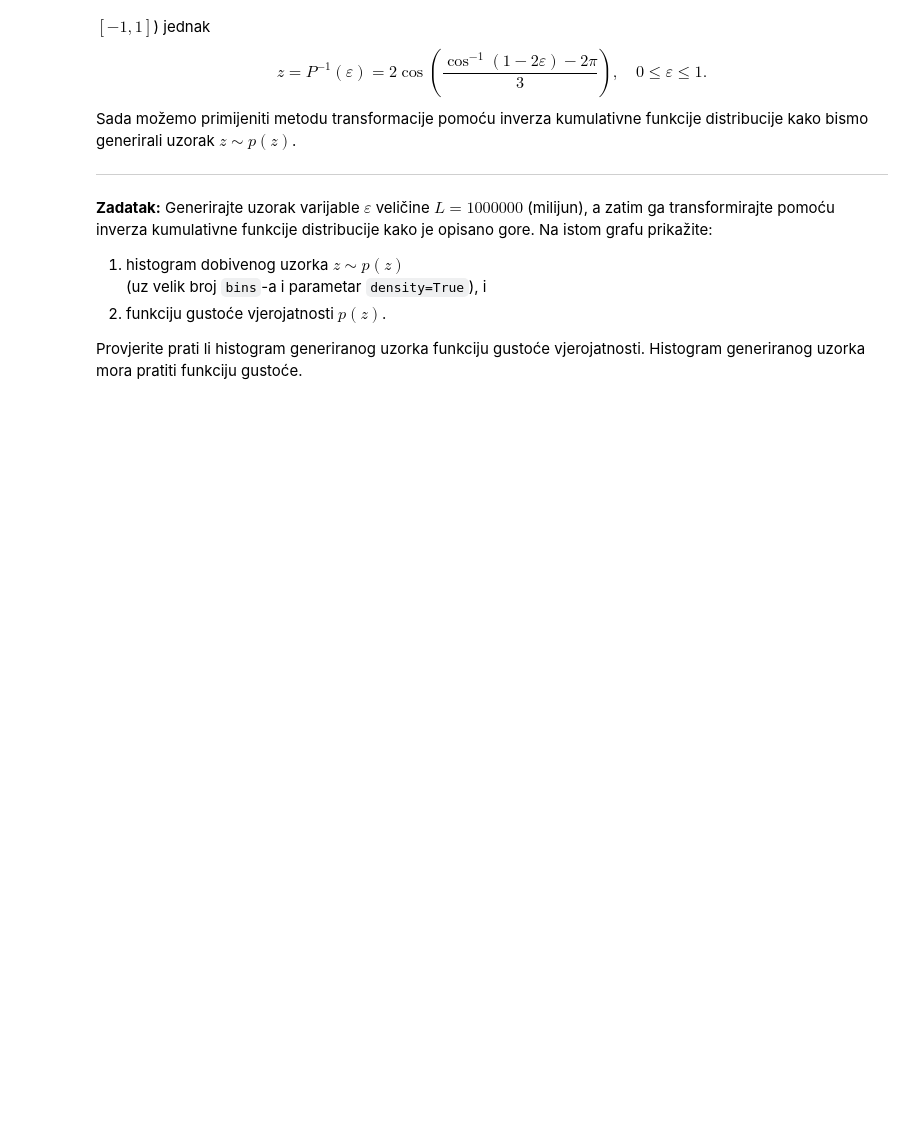
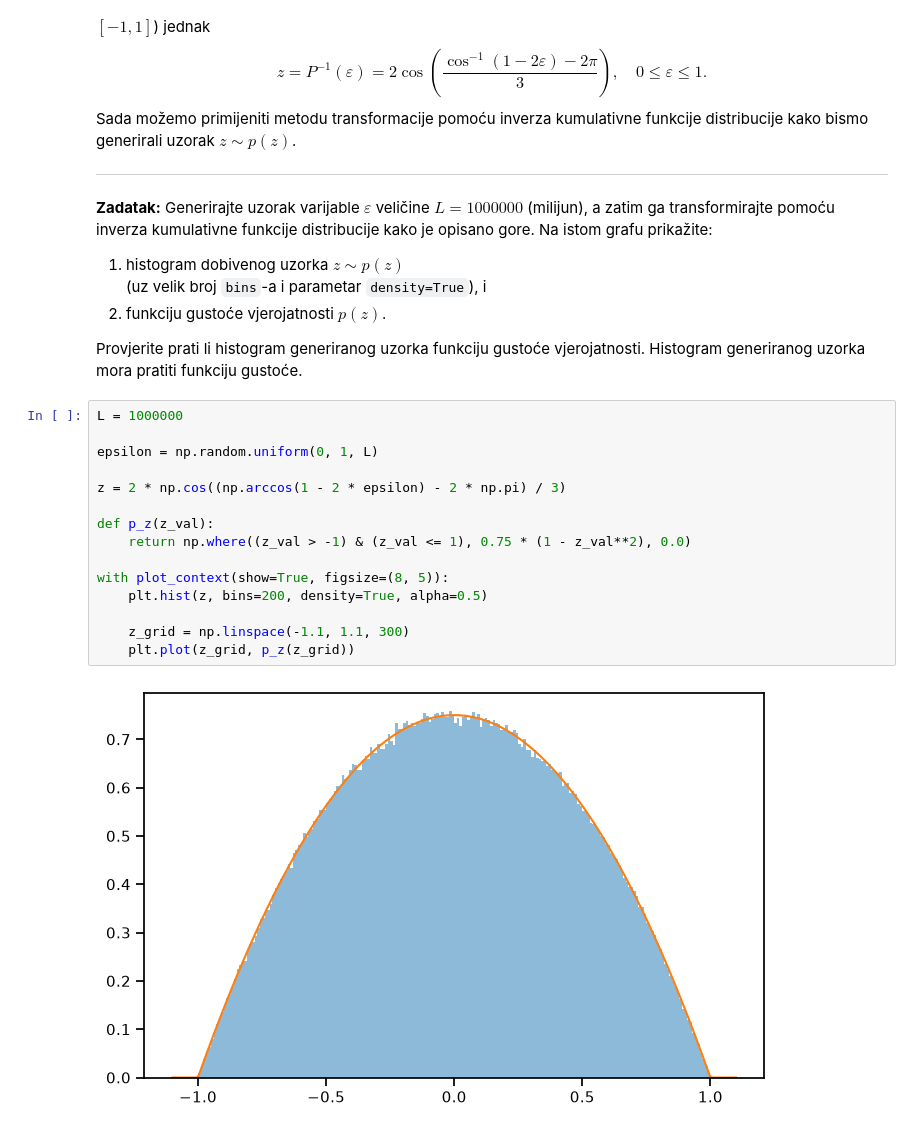
Before and after one commit to Ivan-Dujmic/FER-Deep-Learning-2, a Jupyter notebook: Lab1/lab_1.ipynb, the cells around one changed output. Saved outputs shown, nothing was run; the diff lists cells and outputs as text; blank space fills up the shorter version.

```diff
--- a/Lab1/lab_1.ipynb
+++ b/Lab1/lab_1.ipynb
@@ -630,3 +630,20 @@ Na istom grafu prikažite:
   2. funkciju gustoće vjerojatnosti $p\left(z\right)$.
 
 Provjerite prati li histogram generiranog uzorka funkciju gustoće vjerojatnosti. Histogram generiranog uzorka mora pratiti funkciju gustoće.
+# %%
+L = 1000000
+
+epsilon = np.random.uniform(0, 1, L)
+
+z = 2 * np.cos((np.arccos(1 - 2 * epsilon) - 2 * np.pi) / 3)
+
+def p_z(z_val):
+    return np.where((z_val > -1) & (z_val <= 1), 0.75 * (1 - z_val**2), 0.0)
+
+with plot_context(show=True, figsize=(8, 5)):
+    plt.hist(z, bins=200, density=True, alpha=0.5)
+
+    z_grid = np.linspace(-1.1, 1.1, 300)
+    plt.plot(z_grid, p_z(z_grid))
+# %% [output]
+[figure, added]
```
